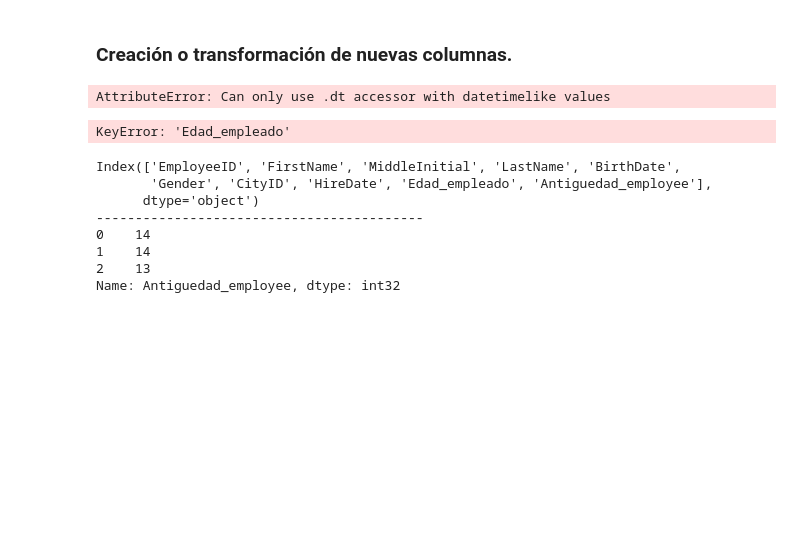
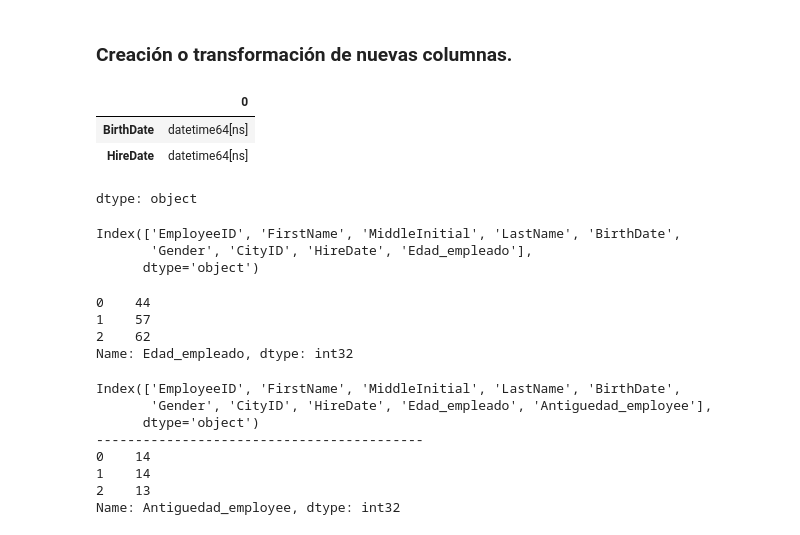
Before and after one commit to fabricio136900/M3_Data, a Jupyter notebook: Trabajo.ipynb, the cells around one changed output. Saved outputs shown, nothing was run; the diff lists cells and outputs as text; code cells hidden in the pictures; blank space fills up the shorter version.

```diff
--- a/Trabajo.ipynb
+++ b/Trabajo.ipynb
@@ -967,16 +994,31 @@ print(df1_cleaned.head(3))
 # %% [markdown]
 ### Creación o transformación de nuevas columnas.
+# %%
+df4.columns
+df4['BirthDate'] = pd.to_datetime(df4['BirthDate'])
+df4['HireDate'] = pd.to_datetime(df4['HireDate'])
+df4[['BirthDate','HireDate']].dtypes
+# %% [output]
+|  | 0 |
+| BirthDate | datetime64[ns] |
+| HireDate | datetime64[ns] |
+dtype: object
 # %%
 # En la tabla 'employee' vamos a calcular la edad de los empleados considerando mayo del 2025
 df4['Edad_empleado'] = 2025 - df4['BirthDate'].dt.year
 print(df4.columns)
 # %% [output]
-AttributeError: Can only use .dt accessor with datetimelike values
+Index(['EmployeeID', 'FirstName', 'MiddleInitial', 'LastName', 'BirthDate',
+       'Gender', 'CityID', 'HireDate', 'Edad_empleado'],
+      dtype='object')
 # %%
 ## verificamos el contenido de la nueva columna creada
 print(df4['Edad_empleado'].head(3))
 # %% [output]
-KeyError: 'Edad_empleado'
+0    44
+1    57
+2    62
+Name: Edad_empleado, dtype: int32
 # %%
 ## calculamos en la tabla 'employee' el tiepo trabajado de cada empleado
 df4['Antiguedad_employee'] = 2025 - df4['HireDate'].dt.year
```
Also changed, not shown: parts of 24 cells of this notebook.
